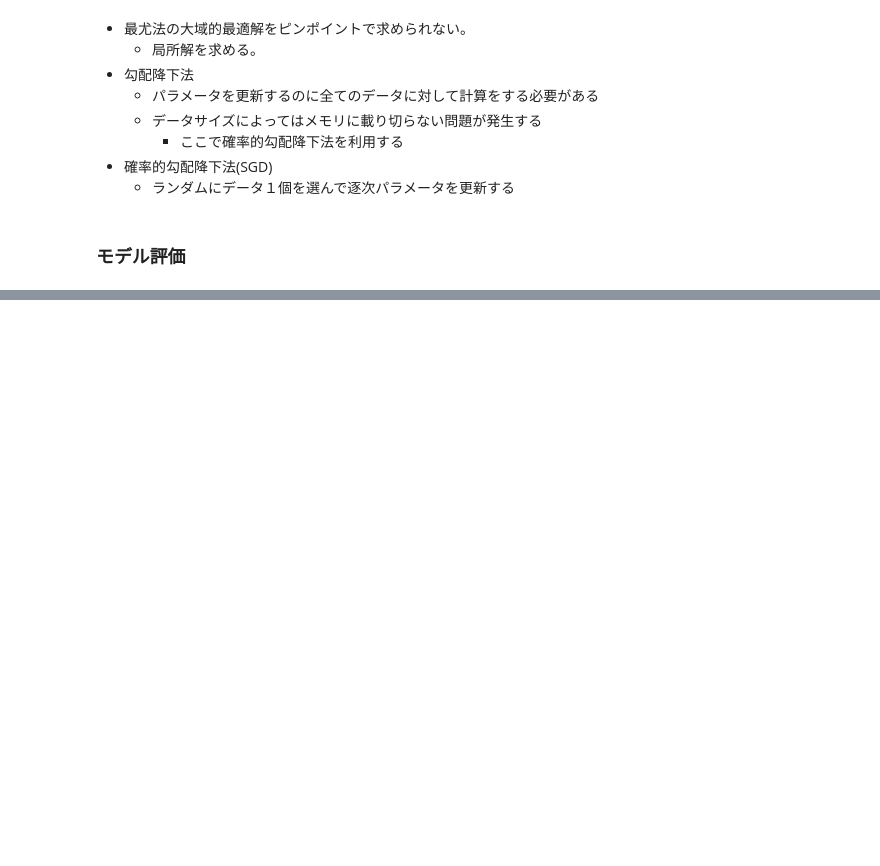
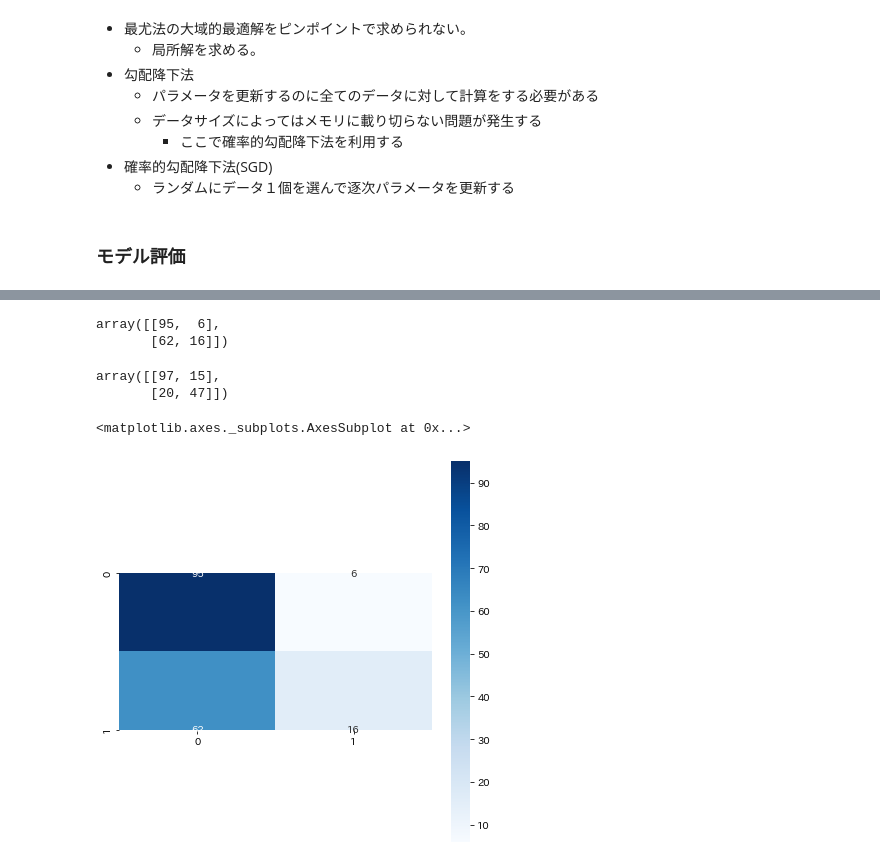
Before and after one commit to SatoRiyu/Study-AI, a Jupyter notebook: 機械学習/ML_note.ipynb, the cells around one changed output, grey strips where cells are left out. Drawn from its saved outputs; the diff is of its cells as text; code cells hidden in the pictures; blank space fills up the shorter version.

```diff
--- a/機械学習/ML_note.ipynb
+++ b/機械学習/ML_note.ipynb
@@ -399,0 +749,3 @@ $$
+# %%
+traindata1, testdata1, trainlabel1, testlabel1 = train_test_split(data1, label1, test_size=0.2)
+traindata1.shape
@@ -399,0 +776,8 @@ $$
+# %%
+eval_model1=LogisticRegression()
+eval_model2=LogisticRegression()
+#eval_model=LogisticRegression()
+# %%
+predictor_eval1=eval_model1.fit(traindata1, trainlabel1).predict(testdata1)
+predictor_eval2=eval_model2.fit(traindata2, trainlabel2).predict(testdata2)
+#predictor_eval=eval_model.fit(traindata, trainlabel).predict(testdata)
@@ -399,0 +821,37 @@ $$
+# %%
+confusion_matrix1=confusion_matrix(testlabel1, predictor_eval1)
+confusion_matrix2=confusion_matrix(testlabel2, predictor_eval2)
+# %%
+confusion_matrix1
+# %% [output]
+array([[95,  6],
+       [62, 16]])
+# %%
+confusion_matrix2
+# %% [output]
+array([[97, 15],
+       [20, 47]])
+# %%
+fig = plt.figure(figsize = (7,7))
+#plt.title(title)
+sns.heatmap(
+    confusion_matrix1,
+    vmin=None,
+    vmax=None,
+    cmap="Blues",
+    center=None,
+    robust=False,
+    annot=True, fmt='.2g',
+    annot_kws=None,
+    linewidths=0,
+    linecolor='white',
+    cbar=True,
+    cbar_kws=None,
+    cbar_ax=None,
+    square=True, ax=None,
+    #xticklabels=columns,
+    #yticklabels=columns,
+    mask=None)
+# %% [output]
+<matplotlib.axes._subplots.AxesSubplot at 0x...>
+[figure, added]
```
Also changed, not shown: parts of 54 cells of this notebook.
